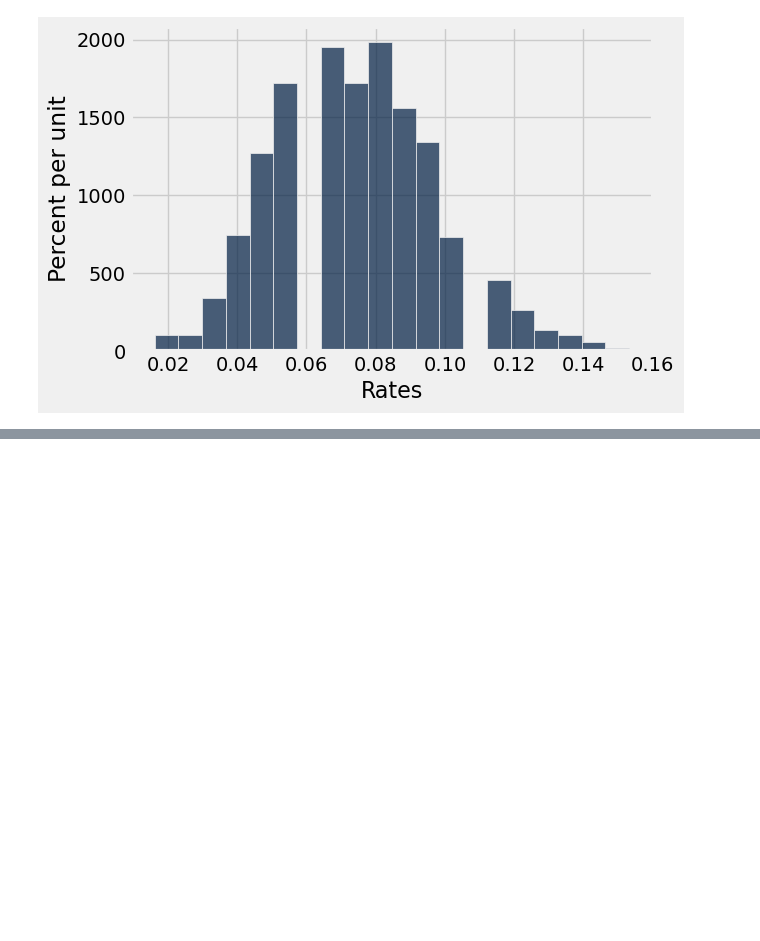
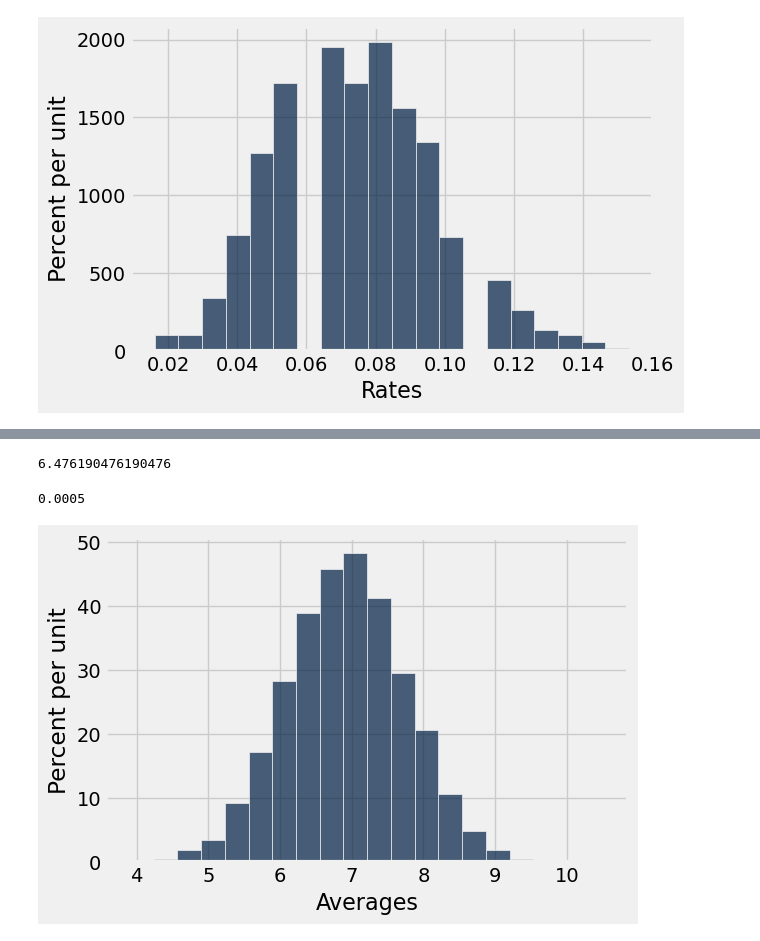
Before and after one commit to lawtonsclass/s26-code-from-class, a Jupyter notebook: data8/ch12.ipynb, the cells around one changed output, grey strips where cells are left out. Drawn from its saved outputs; the diff is of its cells as text; code cells hidden in the pictures; blank space fills up the shorter version.

```diff
--- a/data8/ch12.ipynb
+++ b/data8/ch12.ipynb
@@ -501,0 +504,3 @@ np.count_nonzero(simulated_rates >= 0.11290323) / len(simulated_rates)
+# %%
+cereal = Table.read_table('data/cereal.csv')
+cereal
@@ -501,0 +527,3 @@ np.count_nonzero(simulated_rates >= 0.11290323) / len(simulated_rates)
+# %%
+cereal2 = cereal.select('shelf', 'sugars')
+cereal2
@@ -501,0 +543,23 @@ np.count_nonzero(simulated_rates >= 0.11290323) / len(simulated_rates)
+# %%
+cereal2.with_column(
+    'Shuffled Label', cereal2.sample(with_replacement=False).column('shelf')
+).select(2, 1).group(0, np.average).column(1).item(1)
+# %% [output]
+6.476190476190476
+# %%
+def one_simulated_average():
+    return cereal2.with_column(
+        'Shuffled Label', cereal2.sample(with_replacement=False).column('shelf')
+    ).select(2, 1).group(0, np.average).column(1).item(1)
+
+simulations = 10000
+simulated_averages = make_array()
+for i in np.arange(simulations):
+    simulated_averages = np.append(simulated_averages, one_simulated_average())
+
+Table().with_column('Averages', simulated_averages).hist(0, bins=20)
+
+np.count_nonzero(simulated_averages >= 9.61905) / len(simulated_averages)
+# %% [output]
+0.0005
+[figure, added]
```
Also changed, not shown: parts of 4 cells of this notebook.
